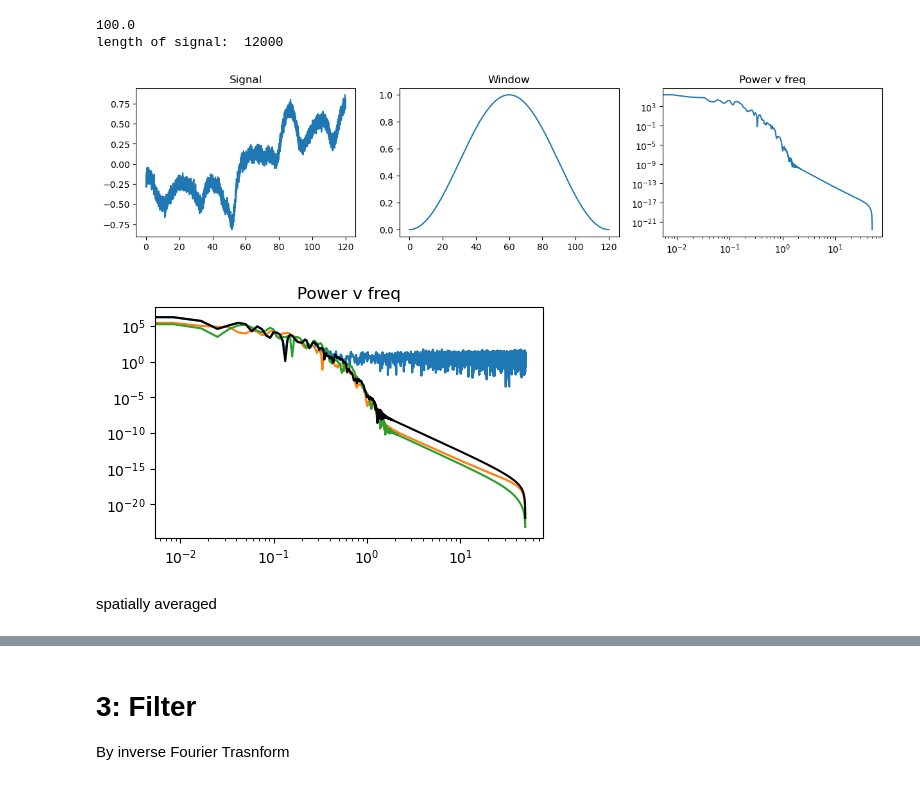
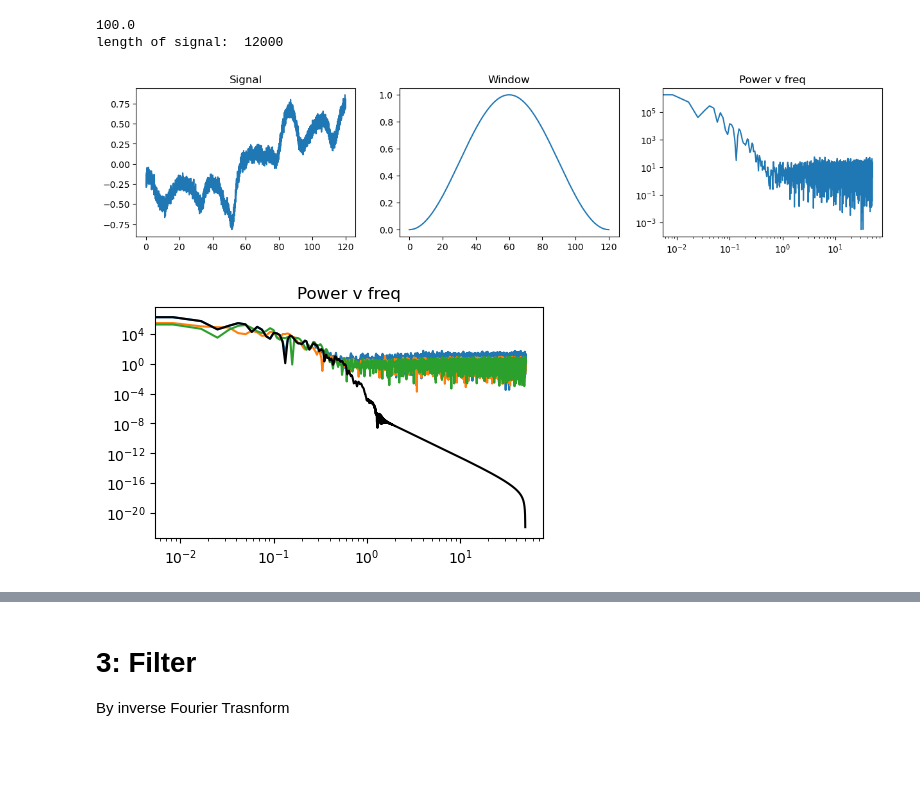
Before and after one commit to MagriLab/FlowReconstructionFromExperiment, a Jupyter notebook: denoise.ipynb, the cells around one changed output, grey strips where cells are left out. Cells and saved outputs as stored; diff of their text form; code cells hidden in the pictures; blank space fills up the shorter version.

```diff
--- a/denoise.ipynb
+++ b/denoise.ipynb
@@ -11,3 +9,10 @@ data = read_data_kolsol('./local_data/kolmogorov/dim2_re34_k32_f4_dt01_grid128.h
+# %%
+data = read_data_kolsol('./local_data/kolmogorov/dim2_re34_k32_f4_dt01_grid128.h5')
+import h5py
+# with h5py.File('./local_data/kolmogorov/dim2_re34_k32_f4_dt01_grid128_long.h5') as hf:
+#     data = hf.get('state')[:,:50,:50,:]
+# data = np.array(data)
+datalength = data.shape[0]
 # %%
 point = (43,12)
 u = data[:,point[0],point[1],0]
@@ -15,8 +20,8 @@ v = data[:,point[0],point[1],1]
 p = data[:,point[0],point[1],2]
 # %%
 rng = np.random.default_rng(23910)
-un = u + rng.normal(loc=0.0,scale=get_whitenoise_std(20,np.std(u)),size=(12000))
-vn = v + rng.normal(loc=0.0,scale=get_whitenoise_std(1000,np.std(v)),size=(12000))
-pn = p + rng.normal(loc=0.0,scale=get_whitenoise_std(1000,np.std(p)),size=(12000))
-un_all = data[...,0] + rng.normal(loc=0.0,scale=get_whitenoise_std(20,np.std(data[...,0])),size=(12000,128,128))
+un = u + rng.normal(loc=0.0,scale=get_whitenoise_std(20,np.std(u)),size=(datalength))
+vn = v + rng.normal(loc=0.0,scale=get_whitenoise_std(20,np.std(v)),size=(datalength))
+pn = p + rng.normal(loc=0.0,scale=get_whitenoise_std(20,np.std(p)),size=(datalength))
+un_all = data[...,0] + rng.normal(loc=0.0,scale=get_whitenoise_std(20,np.std(data[...,0])),size=data.shape[:-1])
 # %%
@@ -128,17 +130,17 @@ dft_pn = np.fft.fft(pn,nfft)
 # %%
 # Velocity u only
 fig,axes = plt.subplots(1,3,figsize=(15,3))
 axes[0].plot(t,un)
 axes[0].set_title('Signal')
 axes[1].plot(t,window)
 axes[1].set_title('Window')
-axes[2].plot(fftfreq[idx_positive],power_vn[idx_positive],'-')
+axes[2].plot(fftfreq[idx_positive],power_un[idx_positive],'-')
 axes[2].set_title('Power v freq')
 axes[2].set_yscale('log')
 axes[2].set_xscale('log')
 plt.show()
 # %% [output]
-[figure, old version]
+[figure, new version]
 # %%
 # u, v, p
 fig,ax = plt.subplots(1,1,figsize=(5,3))
@@ -150,6 +152,4 @@ ax.set_yscale('log')
 ax.set_xscale('log')
 plt.show()
 # %% [output]
-[figure, old version]
+[figure, new version]
-# %% [markdown]
-spatially averaged
```
Also changed, not shown: parts of 27 cells of this notebook.
